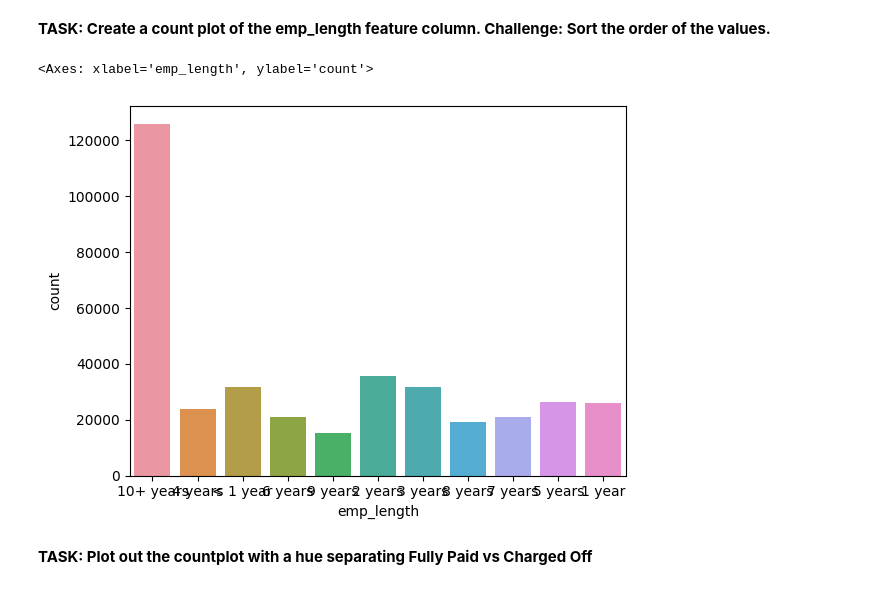
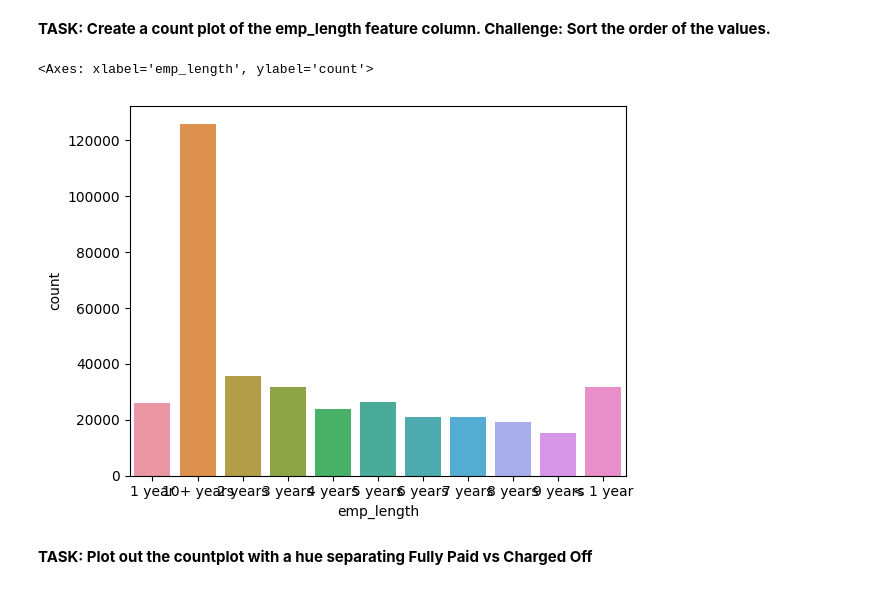
Before and after one commit to LorenzoRottigni/DL-lending-club, a Jupyter notebook: 03-Keras-Project-Exercise.ipynb, the cells around one changed output. Drawn from its saved outputs; the diff is of its cells as text; code cells hidden in the pictures.

```diff
--- a/03-Keras-Project-Exercise.ipynb
+++ b/03-Keras-Project-Exercise.ipynb
@@ -516,14 +539,17 @@ Name: count, Length: 173105, dtype: int64
 # %% [markdown]
 **TASK: Realistically there are too many unique job titles to try to convert this to a dummy variable feature. Let's remove that emp_title column.**
 # %%
-df.drop('emp_title', axis=1, inplace=True)
+# df.drop('emp_title', axis=1, inplace=True)
+
+df = df.drop('emp_title', axis=1)
 # %% [markdown]
 **TASK: Create a count plot of the emp_length feature column. Challenge: Sort the order of the values.**
 # %%
-sns.countplot(data=df, x='emp_length')
+emp_length_order = sorted(df['emp_length'].dropna().unique())
+sns.countplot(data=df, x='emp_length', order=emp_length_order)
 # %% [output]
 <Axes: xlabel='emp_length', ylabel='count'>
-[figure, old version]
+[figure, new version]
 # %% [markdown]
 **TASK: Plot out the countplot with a hue separating Fully Paid vs Charged Off**
 # %%
```
Also changed, not shown: parts of 67 cells of this notebook, 1 other file.
